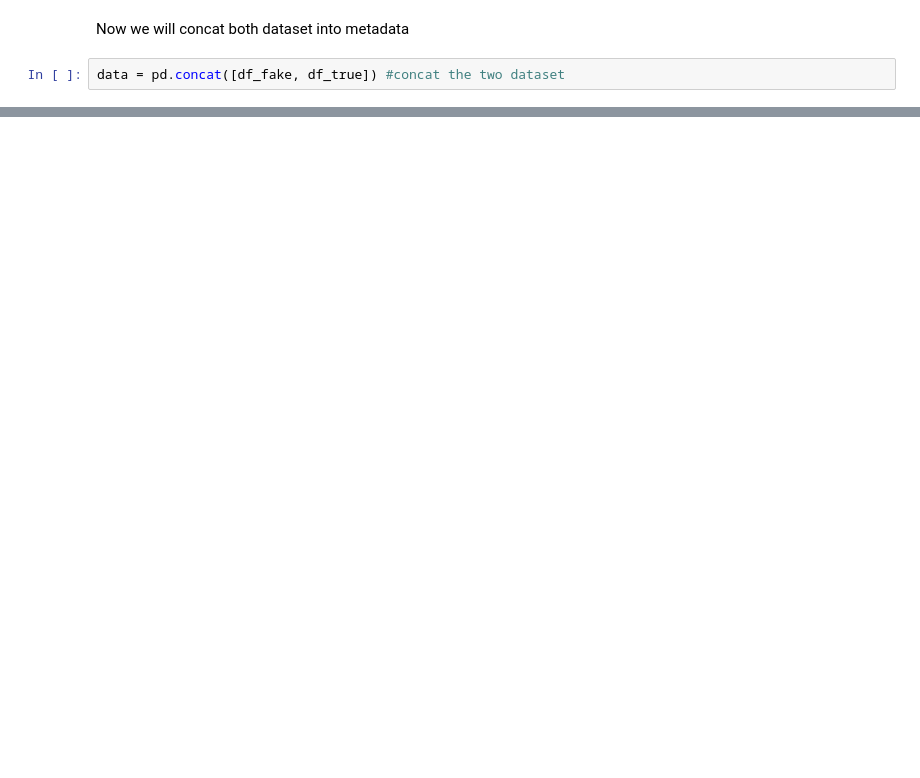
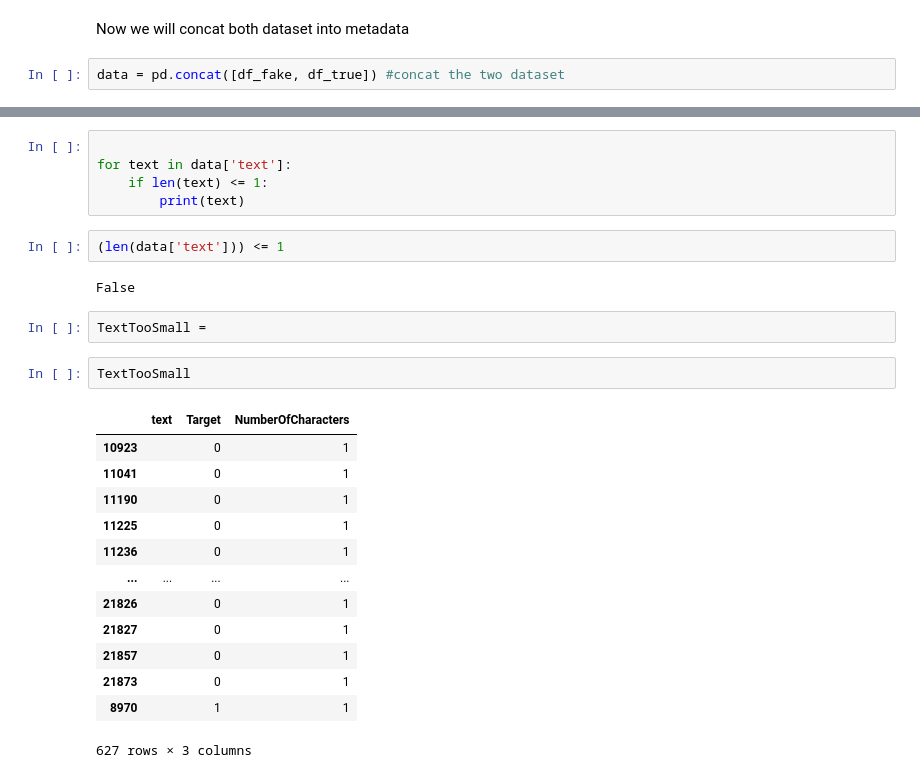
Before and after one commit to Jkhattak/FakeAndRealNews, a Jupyter notebook: main.ipynb, the cells around one changed output, grey strips where cells are left out. Drawn from its saved outputs; the diff is of its cells as text; blank space fills up the shorter version.

```diff
--- a/main.ipynb
+++ b/main.ipynb
@@ -161,0 +224,27 @@ data.shape
+# %%
+
+for text in data['text']:
+    if len(text) <= 1:
+        print(text)
+# %%
+(len(data['text'])) <= 1
+# %% [output]
+False
+# %%
+TextTooSmall =
+# %%
+TextTooSmall
+# %% [output]
+|  | text | Target | NumberOfCharacters |
+| 10923 |  | 0 | 1 |
+| 11041 |  | 0 | 1 |
+| 11190 |  | 0 | 1 |
+| 11225 |  | 0 | 1 |
+| 11236 |  | 0 | 1 |
+| ... | ... | ... | ... |
+| 21826 |  | 0 | 1 |
+| 21827 |  | 0 | 1 |
+| 21857 |  | 0 | 1 |
+| 21873 |  | 0 | 1 |
+| 8970 |  | 1 | 1 |
+627 rows × 3 columns
```
Also changed, not shown: parts of 16 cells of this notebook.
